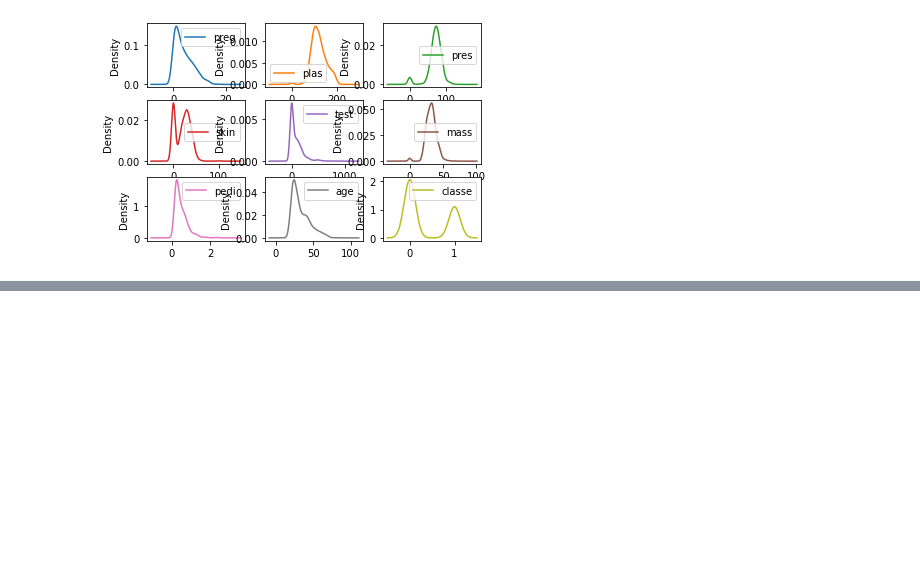
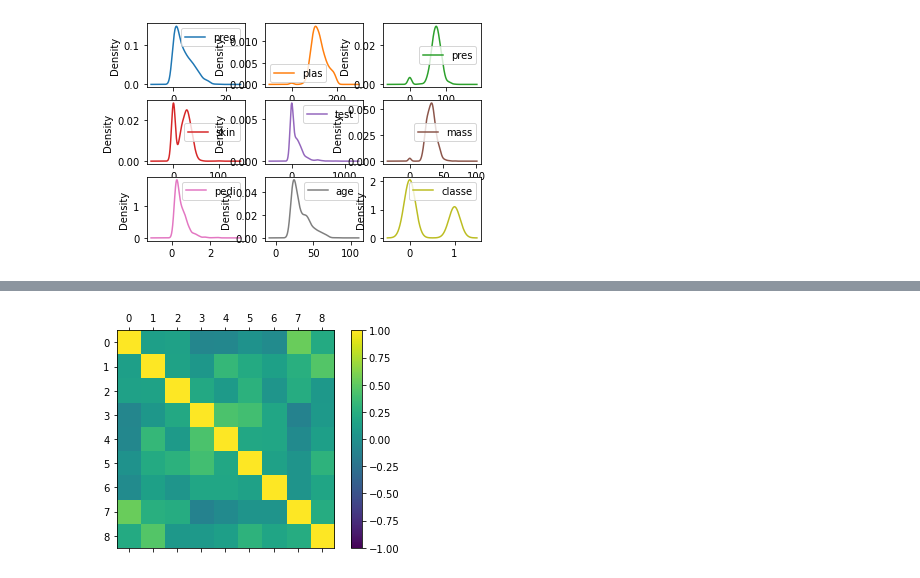
Before and after one commit to acnaweb/python-data-analysis, a Jupyter notebook: pandas_exp_matplotlib.ipynb, the cells around one changed output, grey strips where cells are left out. Drawn from its saved outputs; the diff is of its cells as text; code cells hidden in the pictures; blank space fills up the shorter version.

```diff
--- a/pandas_exp_matplotlib.ipynb
+++ b/pandas_exp_matplotlib.ipynb
@@ -17,0 +63,18 @@ plt.show()
+# %%
+corr = df.corr()
+
+# criar figura
+fig = plt.figure()
+
+ax = fig.add_subplot(111)
+
+# exibe a correlacao
+cax = ax.matshow(correlations, vmin = -1, vmax = 1)
+
+# barra lateral
+fig.colorbar(cax)
+
+# plot
+plt.show()
+# %% [output]
+[figure, added]
```
Also changed, not shown: parts of 4 cells of this notebook, 1 other file.
